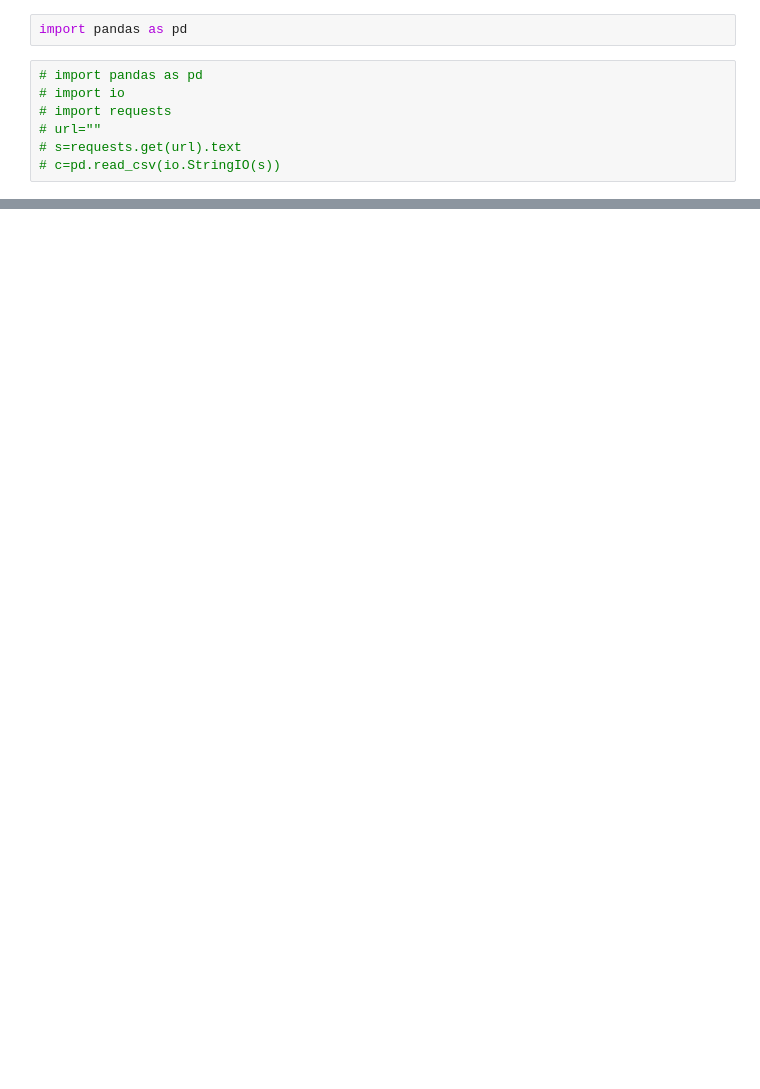
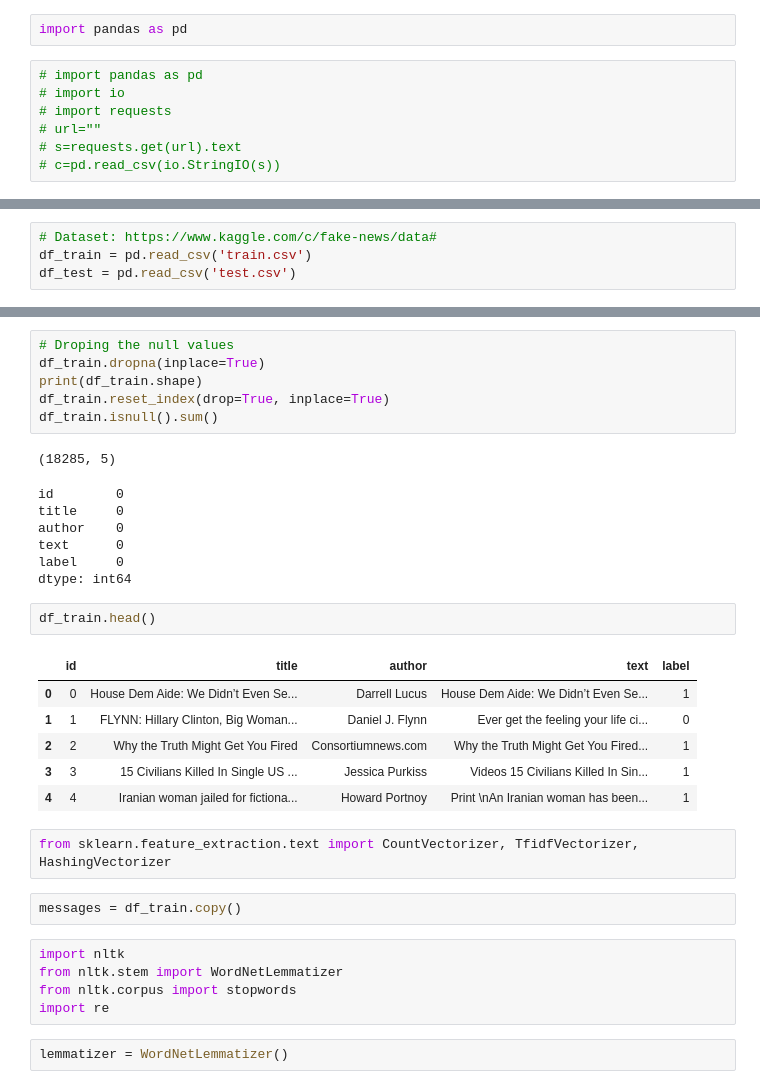
Before and after one commit to Sanket-DataEnt/Natural-Language-Processing, a Jupyter notebook: FakeNewsClassifier/FakeNews.ipynb, the cells around one changed output, grey strips where cells are left out. Cells and saved outputs as stored; diff of their text form; blank space fills up the shorter version.

```diff
--- a/FakeNewsClassifier/FakeNews.ipynb
+++ b/FakeNewsClassifier/FakeNews.ipynb
@@ -12 +10,5 @@ df = pd.read_csv('data.csv')
+# %%
+# Dataset: https://www.kaggle.com/c/fake-news/data#
+df_train = pd.read_csv('train.csv')
+df_test = pd.read_csv('test.csv')
 # %%
@@ -21,0 +62,34 @@ df.head()
+# %%
+# Droping the null values
+df_train.dropna(inplace=True)
+print(df_train.shape)
+df_train.reset_index(drop=True, inplace=True)
+df_train.isnull().sum()
+# %% [output]
+(18285, 5)
+id        0
+title     0
+author    0
+text      0
+label     0
+dtype: int64
+# %%
+df_train.head()
+# %% [output]
+|  | id | title | author | text | label |
+| 0 | 0 | House Dem Aide: We Didn’t Even Se... | Darrell Lucus | House Dem Aide: We Didn’t Even Se... | 1 |
+| 1 | 1 | FLYNN: Hillary Clinton, Big Woman... | Daniel J. Flynn | Ever get the feeling your life ci... | 0 |
+| 2 | 2 | Why the Truth Might Get You Fired | Consortiumnews.com | Why the Truth Might Get You Fired... | 1 |
+| 3 | 3 | 15 Civilians Killed In Single US ... | Jessica Purkiss | Videos 15 Civilians Killed In Sin... | 1 |
+| 4 | 4 | Iranian woman jailed for fictiona... | Howard Portnoy | Print \nAn Iranian woman has been... | 1 |
+# %%
+from sklearn.feature_extraction.text import CountVectorizer, TfidfVectorizer, HashingVectorizer
+# %%
+messages = df_train.copy()
+# %%
+import nltk
+from nltk.stem import WordNetLemmatizer
+from nltk.corpus import stopwords
+import re
+# %%
+lemmatizer = WordNetLemmatizer()
```
Also changed, not shown: parts of 28 cells of this notebook, 4 other files.
